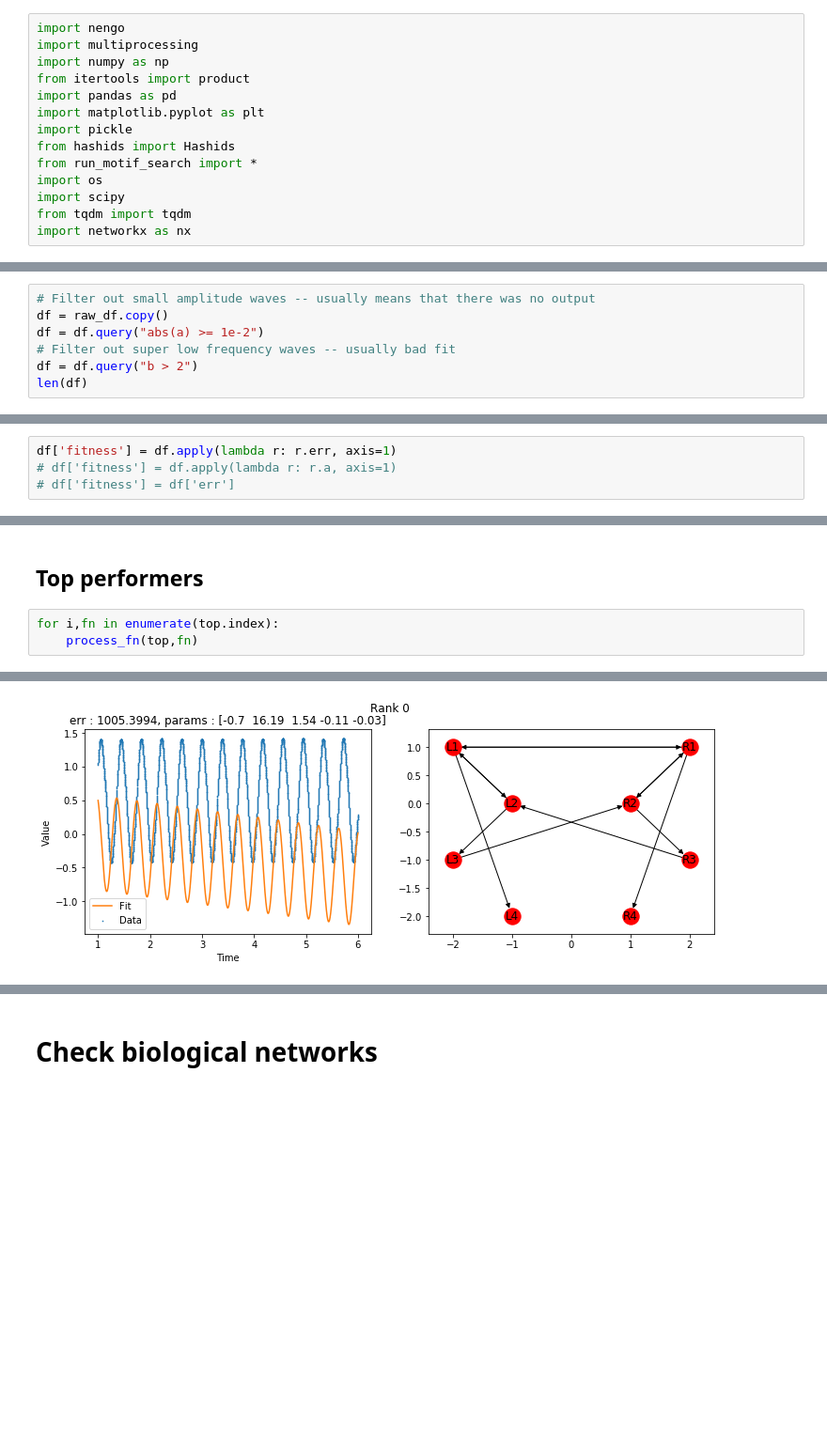
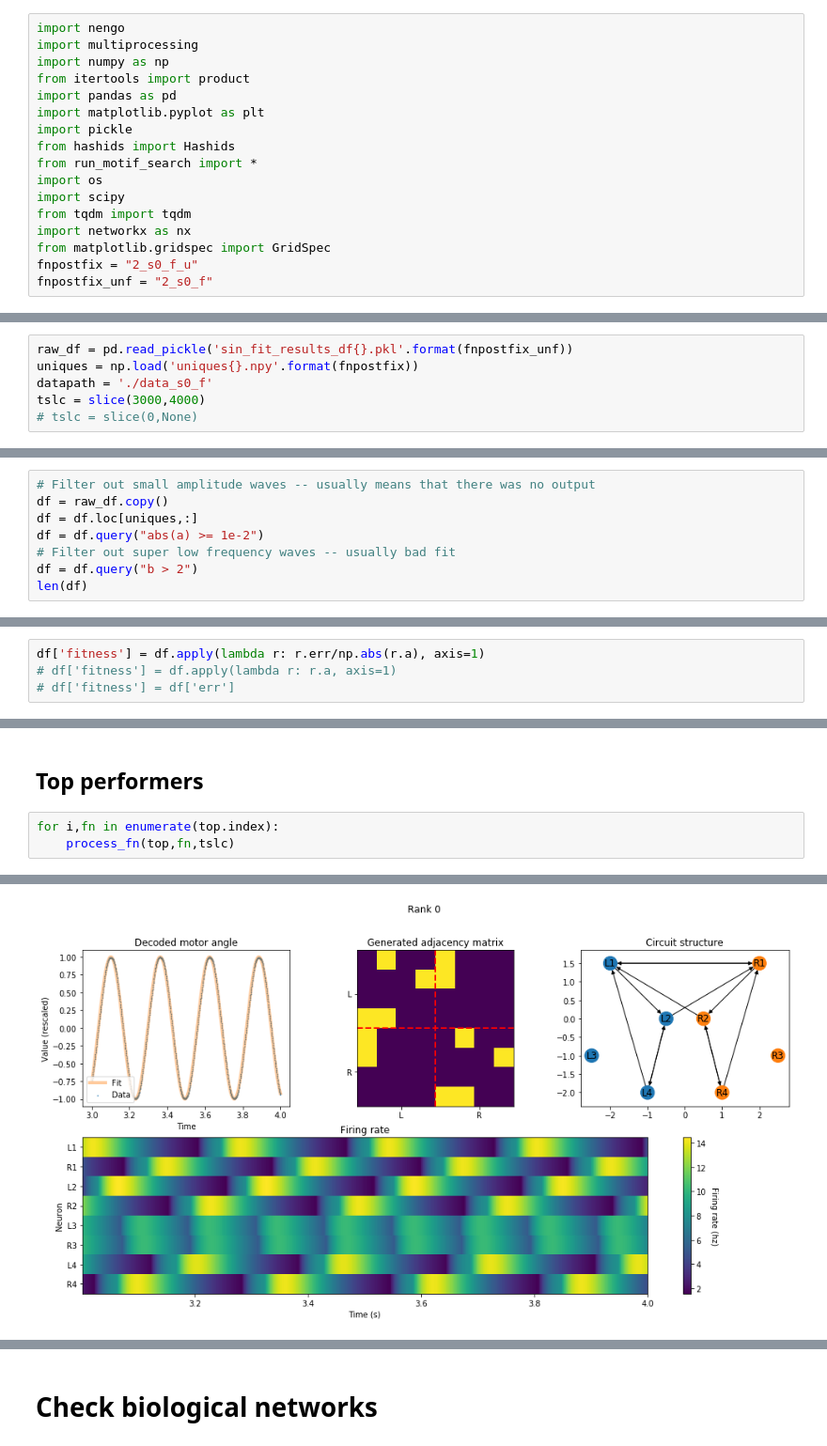
Before and after one commit to Raphtor/cpg_search, a Jupyter notebook: Motif_results_visualization_step1.ipynb, the cells around one changed output, grey strips where cells are left out. Shown: that part at 94% size. Cells and saved outputs as stored; diff of their text form; blank space fills up the shorter version.

```diff
--- a/Motif_results_visualization_step1.ipynb
+++ b/Motif_results_visualization_step1.ipynb
@@ -14,6 +14,9 @@ import os
 import scipy
 from tqdm import tqdm
 import networkx as nx
+from matplotlib.gridspec import GridSpec
+fnpostfix = "2_s0_f_u"
+fnpostfix_unf = "2_s0_f"
 # %% [markdown]
 ## Function defs
 # %%
@@ -79,8 +129,15 @@ datapath = './data'
+# %%
+raw_df = pd.read_pickle('sin_fit_results_df{}.pkl'.format(fnpostfix_unf))
+uniques = np.load('uniques{}.npy'.format(fnpostfix))
+datapath = './data_s0_f'
+tslc = slice(3000,4000)
+# tslc = slice(0,None)
 # %% [markdown]
 ## Apply filters
 # %%
 # Filter out small amplitude waves -- usually means that there was no output
 df = raw_df.copy()
+df = df.loc[uniques,:]
 df = df.query("abs(a) >= 1e-2")
 # Filter out super low frequency waves -- usually bad fit
 df = df.query("b > 2")
@@ -90,7 +147,7 @@ len(df)
 # %% [markdown]
 ## Evaluate fitness function on parameters and error
 # %%
-df['fitness'] = df.apply(lambda r: r.err, axis=1)
+df['fitness'] = df.apply(lambda r: r.err/np.abs(r.a), axis=1)
 # df['fitness'] = df.apply(lambda r: r.a, axis=1)
 # df['fitness'] = df['err']
 # %%
@@ -100,5 +157,5 @@ top = fit_sorted.head()
 ## Top performers
 # %%
 for i,fn in enumerate(top.index):
-    process_fn(top,fn)
+    process_fn(top,fn,tslc)
 # %% [output]
@@ -105 +167 @@ for i,fn in enumerate(top.index):
-[figure, old version]
+[figure, new version]
```
Also changed, not shown: parts of 11 cells of this notebook, 6 other files.
